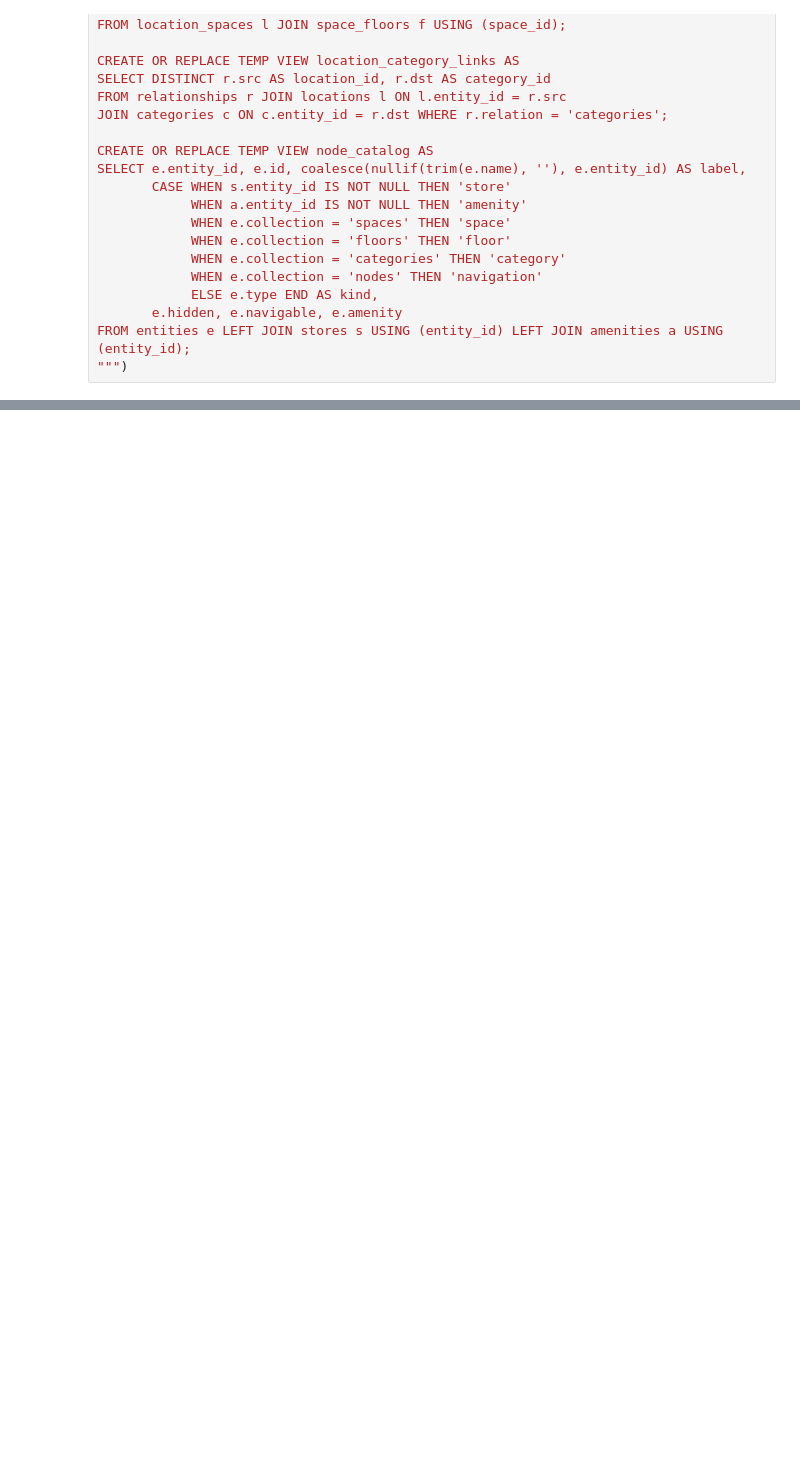
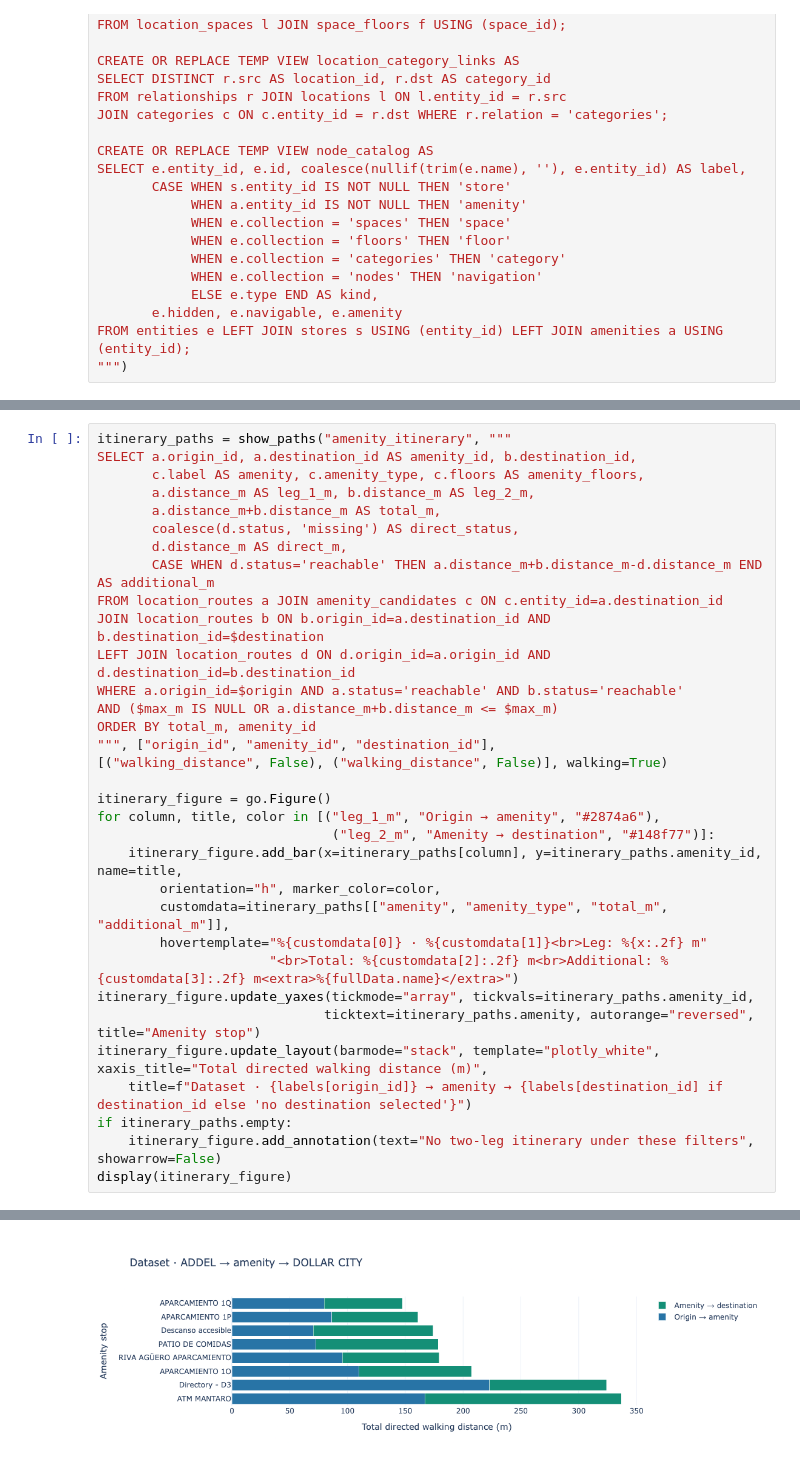
Before and after one commit to gcca/pygraphistry-folder, a Jupyter notebook: nbs/plazapd/03_graphistry.ipynb, the cells around one changed output, grey strips where cells are left out. Saved outputs shown, nothing was run; the diff lists cells and outputs as text; blank space fills up the shorter version.

```diff
--- a/nbs/plazapd/03_graphistry.ipynb
+++ b/nbs/plazapd/03_graphistry.ipynb
@@ -251,0 +655,34 @@ else:
+# %%
+itinerary_paths = show_paths("amenity_itinerary", """
+SELECT a.origin_id, a.destination_id AS amenity_id, b.destination_id,
+       c.label AS amenity, c.amenity_type, c.floors AS amenity_floors,
+       a.distance_m AS leg_1_m, b.distance_m AS leg_2_m,
+       a.distance_m+b.distance_m AS total_m,
+       coalesce(d.status, 'missing') AS direct_status,
+       d.distance_m AS direct_m,
+       CASE WHEN d.status='reachable' THEN a.distance_m+b.distance_m-d.distance_m END AS additional_m
+FROM location_routes a JOIN amenity_candidates c ON c.entity_id=a.destination_id
+JOIN location_routes b ON b.origin_id=a.destination_id AND b.destination_id=$destination
+LEFT JOIN location_routes d ON d.origin_id=a.origin_id AND d.destination_id=b.destination_id
+WHERE a.origin_id=$origin AND a.status='reachable' AND b.status='reachable'
+AND ($max_m IS NULL OR a.distance_m+b.distance_m <= $max_m)
+ORDER BY total_m, amenity_id
+""", ["origin_id", "amenity_id", "destination_id"],
+[("walking_distance", False), ("walking_distance", False)], walking=True)
+
+itinerary_figure = go.Figure()
+for column, title, color in [("leg_1_m", "Origin → amenity", "#2874a6"),
+                              ("leg_2_m", "Amenity → destination", "#148f77")]:
+    itinerary_figure.add_bar(x=itinerary_paths[column], y=itinerary_paths.amenity_id, name=title,
+        orientation="h", marker_color=color,
+        customdata=itinerary_paths[["amenity", "amenity_type", "total_m", "additional_m"]],
+        hovertemplate="%{customdata[0]} · %{customdata[1]}<br>Leg: %{x:.2f} m"
+                      "<br>Total: %{customdata[2]:.2f} m<br>Additional: %{customdata[3]:.2f} m<extra>%{fullData.name}</extra>")
+itinerary_figure.update_yaxes(tickmode="array", tickvals=itinerary_paths.amenity_id,
+                             ticktext=itinerary_paths.amenity, autorange="reversed", title="Amenity stop")
+itinerary_figure.update_layout(barmode="stack", template="plotly_white", xaxis_title="Total directed walking distance (m)",
+    title=f"Dataset · {labels[origin_id]} → amenity → {labels[destination_id] if destination_id else 'no destination selected'}")
+if itinerary_paths.empty:
+    itinerary_figure.add_annotation(text="No two-leg itinerary under these filters", showarrow=False)
+display(itinerary_figure)
+# %% [output]
@@ -251,0 +698 @@ else:
+[figure, added]
```
Also changed, not shown: parts of 43 cells of this notebook.
